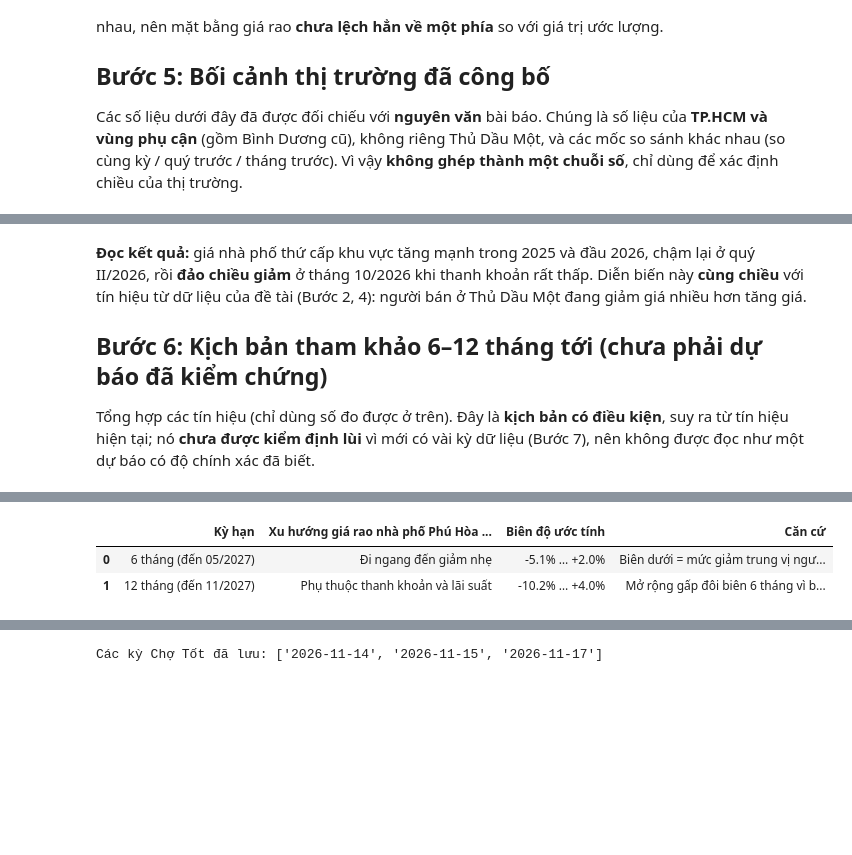
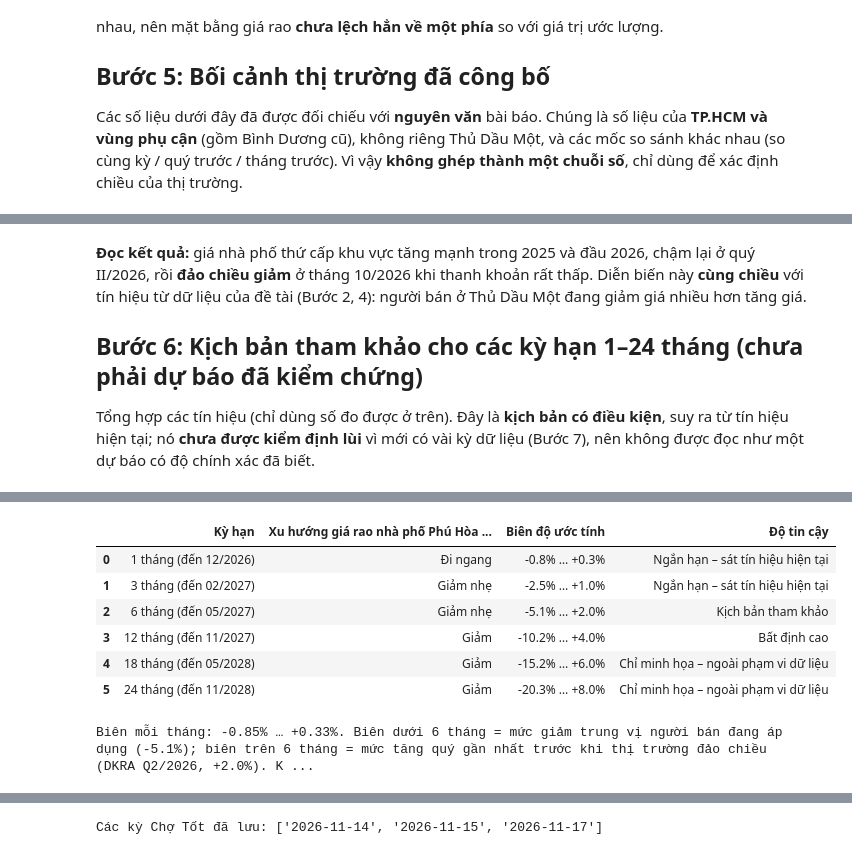
Before and after one commit to 2324801030095-cloud/Project_Du-doan-gia-nha, a Jupyter notebook: notebooks/du_doan_xu_huong_gia.ipynb, the cells around one changed output, grey strips where cells are left out. Cells and saved outputs as stored; diff of their text form; code cells hidden in the pictures; blank space fills up the shorter version.

```diff
--- a/notebooks/du_doan_xu_huong_gia.ipynb
+++ b/notebooks/du_doan_xu_huong_gia.ipynb
@@ -290,48 +290,64 @@ BOI_CANH
 # %% [markdown]
 **Đọc kết quả:** giá nhà phố thứ cấp khu vực tăng mạnh trong 2025 và đầu 2026, chậm lại ở quý II/2026, rồi **đảo chiều giảm** ở tháng 10/2026 khi thanh khoản rất thấp. Diễn biến này **cùng chiều** với tín hiệu từ dữ liệu của đề tài (Bước 2, 4): người bán ở Thủ Dầu Một đang giảm giá nhiều hơn tăng giá.
 
-## Bước 6: Kịch bản tham khảo 6–12 tháng tới (chưa phải dự báo đã kiểm chứng)
+## Bước 6: Kịch bản tham khảo cho các kỳ hạn 1–24 tháng (chưa phải dự báo đã kiểm chứng)
 Tổng hợp các tín hiệu (chỉ dùng số đo được ở trên). Đây là **kịch bản có điều kiện**, suy ra từ tín hiệu hiện tại; nó **chưa được kiểm định lùi** vì mới có vài kỳ dữ liệu (Bước 7), nên không được đọc như một dự báo có độ chính xác đã biết.
 # %%
 tdm_row = BANG_DOI["Toàn TDM"]
 ph_row = BANG_DOI["Phú Hòa"]
 TIN_HIEU = pd.DataFrame([
     ["Đổi giá cùng một căn (TDM)", f"{tdm_row['Trong số đổi giá: % GIẢM']:.0f}% số lần đổi giá là GIẢM; mức đổi trung vị {tdm_row['Mức đổi trung vị (%)']:+.1f}%",
      "Giảm", "Cao – đo trực tiếp trên cùng căn"],
     ["Đổi giá cùng một căn (toàn vùng)", f"{BANG_DOI['Toàn Bình Dương cũ']['Trong số đổi giá: % GIẢM']:.0f}% là GIẢM; trung vị {BANG_DOI['Toàn Bình Dương cũ']['Mức đổi trung vị (%)']:+.1f}%",
      "Giảm", "Cao"],
     ["Đổi giá cùng một căn hộ chung cư (toàn vùng)", f"{BANG_DOI_CH.loc['Trong số đổi giá: % GIẢM', 'Căn hộ – toàn Bình Dương cũ']:.0f}% là GIẢM; trung vị {BANG_DOI_CH.loc['Mức đổi trung vị (%)', 'Căn hộ – toàn Bình Dương cũ']:+.1f}%",
      "Giảm" if BANG_DOI_CH.loc['Trong số đổi giá: % GIẢM', 'Căn hộ – toàn Bình Dương cũ'] > 50 else "Tăng", "Cao"],
     ["Giá rao theo tuần đăng", f"{slope:+.2f} điểm %/tháng (KTC 95% {slo:+.2f} … {shi:+.2f})",
      "Giảm" if shi < 0 else ("Tăng" if slo > 0 else "Chưa rõ"), "Thấp – có thiên lệch tin tồn"],
     ["Tin 'bán gấp/giảm giá' (TDM)", f"{df[df['quan'] == 'thu dau mot']['t_ban_gap'].mean() * 100:.0f}% số tin", "Giảm", "Trung bình"],
     ["DKRA – nhà phố thứ cấp T10/2026", "−8% so với tháng trước, tiêu thụ ~5% nguồn cung", "Giảm", "Trung bình – số liệu vùng"],
     ["DKRA – nhà phố thứ cấp 12 tháng trước đó", "+13–17% so với cùng kỳ (đầu 2026)", "Tăng (đã qua)", "Trung bình – số liệu vùng"],
 ], columns=["Tín hiệu", "Giá trị đo được", "Chiều", "Độ tin cậy"])
 display(TIN_HIEU)
 
 # Biên của kịch bản: lấy trực tiếp từ các con số đo được, không tự đặt
 giam_6t = min(tdm_row["Mức đổi trung vị (%)"], BANG_DOI["Toàn Bình Dương cũ"]["Mức đổi trung vị (%)"])   # mức người bán đang giảm
 tang_6t = 2.0                                                    # DKRA Q2/2026: +2%/quý – mức tăng gần nhất trước khi đảo chiều
-DU_BAO = pd.DataFrame([
-    ["6 tháng (đến 05/2027)", "Đi ngang đến giảm nhẹ", f"{giam_6t:+.1f}% … {tang_6t:+.1f}%",
-     "Biên dưới = mức giảm trung vị người bán đang áp dụng; biên trên = mức tăng quý gần nhất trước khi thị trường đảo chiều (DKRA Q2/2026)"],
-    ["12 tháng (đến 11/2027)", "Phụ thuộc thanh khoản và lãi suất", f"{giam_6t * 2:+.1f}% … {tang_6t * 2:+.1f}%",
-     "Mở rộng gấp đôi biên 6 tháng vì bất định tăng theo thời gian; chưa có dữ liệu để thu hẹp"],
-], columns=["Kỳ hạn", "Xu hướng giá rao nhà phố Phú Hòa / TDM", "Biên độ ước tính", "Căn cứ"])
-display(DU_BAO)
+# Kỳ hạn bất kỳ: chia đều biên 6 tháng thành biên mỗi tháng rồi nhân với số tháng (6 và 12 tháng giữ đúng như trước).
+# Cách này GIẢ ĐỊNH tín hiệu hiện tại kéo dài; càng xa càng kém chắc chắn, nên mỗi kỳ hạn có nhãn độ tin cậy.
+THANG_LO, THANG_HI = giam_6t / 6, tang_6t / 6
+def muc_tin_cay(h):
+    return ("Ngắn hạn – sát tín hiệu hiện tại" if h <= 3 else "Kịch bản tham khảo" if h <= 6 else "Bất định cao" if h <= 12
+            else "Chỉ minh họa – ngoài phạm vi dữ liệu")
+def xu_huong(lo, hi):
+    m = (lo + hi) / 2
+    return "Đi ngang" if abs(m) <= 0.5 else ("Giảm nhẹ" if m > -3 else "Giảm") if m < 0 else ("Tăng nhẹ" if m < 3 else "Tăng")
+thang_toi = lambda h: (pd.Timestamp(goi["ngay_du_lieu"]) + pd.DateOffset(months=h)).strftime("%m/%Y")
+KY_HAN = [1, 3, 6, 12, 18, 24]
+DU_BAO = pd.DataFrame([[f"{h} tháng (đến {thang_toi(h)})", xu_huong(THANG_LO * h, THANG_HI * h), f"{THANG_LO * h:+.1f}% … {THANG_HI * h:+.1f}%", muc_tin_cay(h)]
+                       for h in KY_HAN], columns=["Kỳ hạn", "Xu hướng giá rao nhà phố Phú Hòa / TDM", "Biên độ ước tính", "Độ tin cậy"])
+DU_BAO["thang"] = KY_HAN
+display(DU_BAO.drop(columns="thang"))
+print(f"Biên mỗi tháng: {THANG_LO:+.2f}% … {THANG_HI:+.2f}%. Biên dưới 6 tháng = mức giảm trung vị người bán đang áp dụng ({giam_6t:+.1f}%); "
+      f"biên trên 6 tháng = mức tăng quý gần nhất trước khi thị trường đảo chiều (DKRA Q2/2026, {tang_6t:+.1f}%). "
+      "Kỳ hạn khác = biên mỗi tháng × số tháng. Trang demo cho chọn kỳ hạn 1–12, 18, 24 tháng theo đúng công thức này.")
 # %% [output]
 |  | Tín hiệu | Giá trị đo được | Chiều | Độ tin cậy |
 | 0 | Đổi giá cùng một căn (TDM) | 83% số lần đổi giá là GIẢM; mức đ... | Giảm | Cao – đo trực tiếp trên cùng căn |
 | 1 | Đổi giá cùng một căn (toàn vùng) | 81% là GIẢM; trung vị -4.7% | Giảm | Cao |
 | 2 | Đổi giá cùng một căn hộ chung cư ... | 72% là GIẢM; trung vị -3.4% | Giảm | Cao |
 | 3 | Giá rao theo tuần đăng | -4.81 điểm %/tháng (KTC 95% -8.79... | Giảm | Thấp – có thiên lệch tin tồn |
 | 4 | Tin 'bán gấp/giảm giá' (TDM) | 11% số tin | Giảm | Trung bình |
 | 5 | DKRA – nhà phố thứ cấp T10/2026 | −8% so với tháng trước, tiêu thụ ... | Giảm | Trung bình – số liệu vùng |
 | 6 | DKRA – nhà phố thứ cấp 12 tháng t... | +13–17% so với cùng kỳ (đầu 2026) | Tăng (đã qua) | Trung bình – số liệu vùng |
-|  | Kỳ hạn | Xu hướng giá rao nhà phố Phú Hòa ... | Biên độ ước tính | Căn cứ |
-| 0 | 6 tháng (đến 05/2027) | Đi ngang đến giảm nhẹ | -5.1% … +2.0% | Biên dưới = mức giảm trung vị ngư... |
-| 1 | 12 tháng (đến 11/2027) | Phụ thuộc thanh khoản và lãi suất | -10.2% … +4.0% | Mở rộng gấp đôi biên 6 tháng vì b... |
+|  | Kỳ hạn | Xu hướng giá rao nhà phố Phú Hòa ... | Biên độ ước tính | Độ tin cậy |
+| 0 | 1 tháng (đến 12/2026) | Đi ngang | -0.8% … +0.3% | Ngắn hạn – sát tín hiệu hiện tại |
+| 1 | 3 tháng (đến 02/2027) | Giảm nhẹ | -2.5% … +1.0% | Ngắn hạn – sát tín hiệu hiện tại |
+| 2 | 6 tháng (đến 05/2027) | Giảm nhẹ | -5.1% … +2.0% | Kịch bản tham khảo |
+| 3 | 12 tháng (đến 11/2027) | Giảm | -10.2% … +4.0% | Bất định cao |
+| 4 | 18 tháng (đến 05/2028) | Giảm | -15.2% … +6.0% | Chỉ minh họa – ngoài phạm vi dữ liệu |
+| 5 | 24 tháng (đến 11/2028) | Giảm | -20.3% … +8.0% | Chỉ minh họa – ngoài phạm vi dữ liệu |
+Biên mỗi tháng: -0.85% … +0.33%. Biên dưới 6 tháng = mức giảm trung vị người bán đang áp dụng (-5.1%); biên trên 6 tháng = mức tăng quý gần nhất trước khi thị trường đảo chiều (DKRA Q2/2026, +2.0%). K ...
 # %% [markdown]
 **Kết luận xu hướng (cần trình bày đúng mức độ chắc chắn):**
 - **Hiện tại (11/2026):** mặt bằng giá rao ở Thủ Dầu Một đang **chững lại và điều chỉnh giảm nhẹ**. Bằng chứng mạnh nhất là đa số người bán đổi giá đều **hạ giá**, cùng chiều với số liệu DKRA tháng 10/2026.
```
Also changed, not shown: parts of 2 cells of this notebook, 6 other files.
